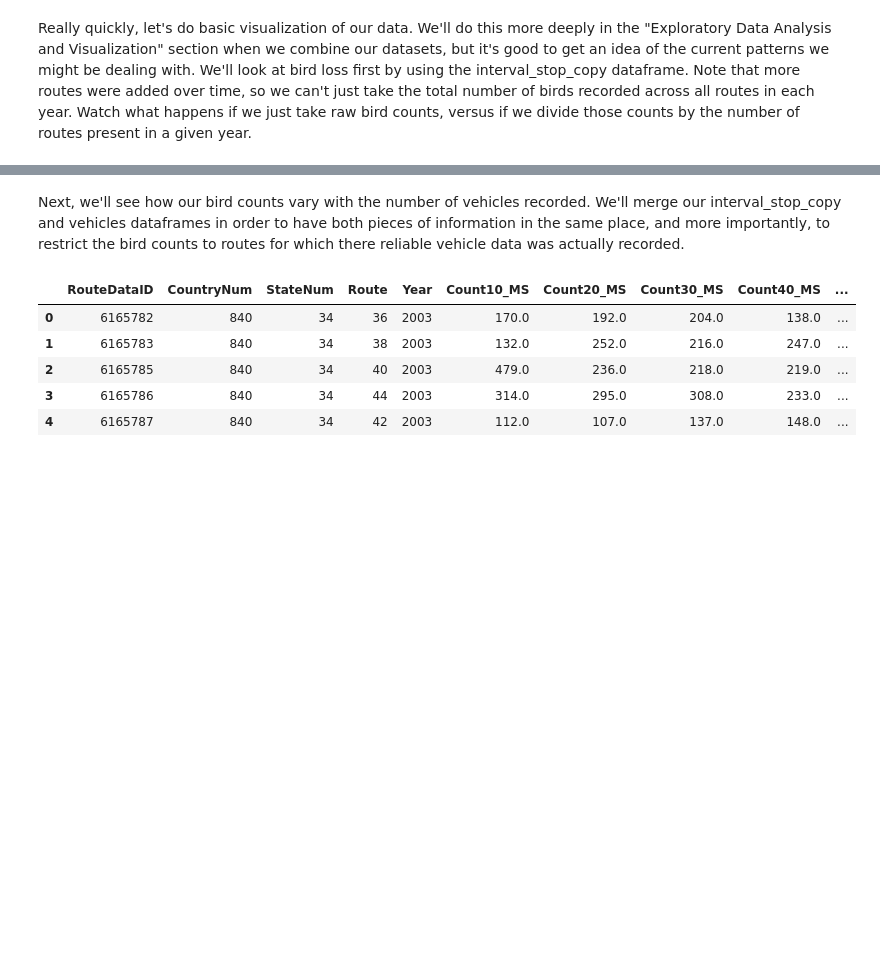
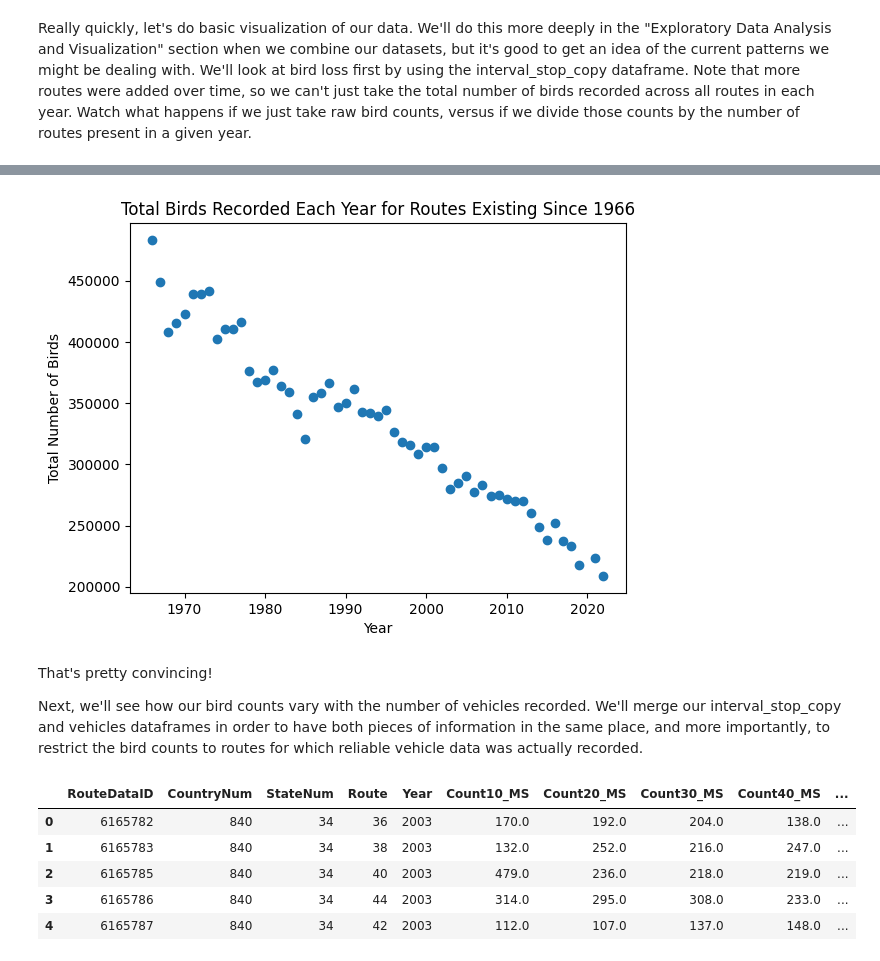
Before and after one commit to Calvin-Davis/CMSC320-FinalProject-Birds, a Jupyter notebook: Code/compiled_submission.ipynb, the cells around one changed output, grey strips where cells are left out. Cells and saved outputs as stored; diff of their text form; code cells hidden in the pictures; blank space fills up the shorter version.

```diff
--- a/Code/compiled_submission.ipynb
+++ b/Code/compiled_submission.ipynb
@@ -360,5 +373,31 @@ Those two graphs tell two very different stories! If we hadn't realized that mor
+# %%
+# From interval_stop_copy, get routes that existed in 1966
+first_routes = interval_stop_copy[interval_stop_copy['Year'] == 1966]
+first_routes = first_routes.drop(['Year'], axis = 1)
+
+# Rejoin these 1966 routes on interval_stop_copy, so that you get bird counts across all years for
+# routes having begun in 1966
+first_routes = first_routes.merge(interval_stop_copy, how='inner', on=['CountryNum', 'StateNum', 'Route'])
+first_routes = first_routes.groupby(['Year']).agg({'SpeciesTotal_MS_y':['sum']})
+
+# Flatten the multiindices in both the columns and rows
+first_routes.columns = ['_'.join(col) for col in first_routes.columns.values]
+first_routes.reset_index(inplace=True)
+
+first_routes.columns = ['Year', 'SpeciesTotal']
+
+plt.scatter(first_routes['Year'], first_routes['SpeciesTotal'])
+plt.title("Total Birds Recorded Each Year for Routes Existing Since 1966")
+plt.xlabel("Year")
+plt.ylabel("Total Number of Birds")
+
+plt.show()
+# %% [output]
+[figure, added]
 # %% [markdown]
-Next, we'll see how our bird counts vary with the number of vehicles recorded. We'll merge our interval_stop_copy and vehicles dataframes in order to have both pieces of information in the same place, and more importantly, to restrict the bird counts to routes for which there reliable vehicle data was actually recorded.
+That's pretty convincing!
+
+Next, we'll see how our bird counts vary with the number of vehicles recorded. We'll merge our interval_stop_copy and vehicles dataframes in order to have both pieces of information in the same place, and more importantly, to restrict the bird counts to routes for which reliable vehicle data was actually recorded.
 # %%
 intervals_vehicles = interval_stop_copy.merge(vehicles, how='inner', on=['RouteDataID', 'CountryNum', 'StateNum', 'Route', 'Year'])
 
```
Also changed, not shown: parts of 20 cells of this notebook, 2 other files.
